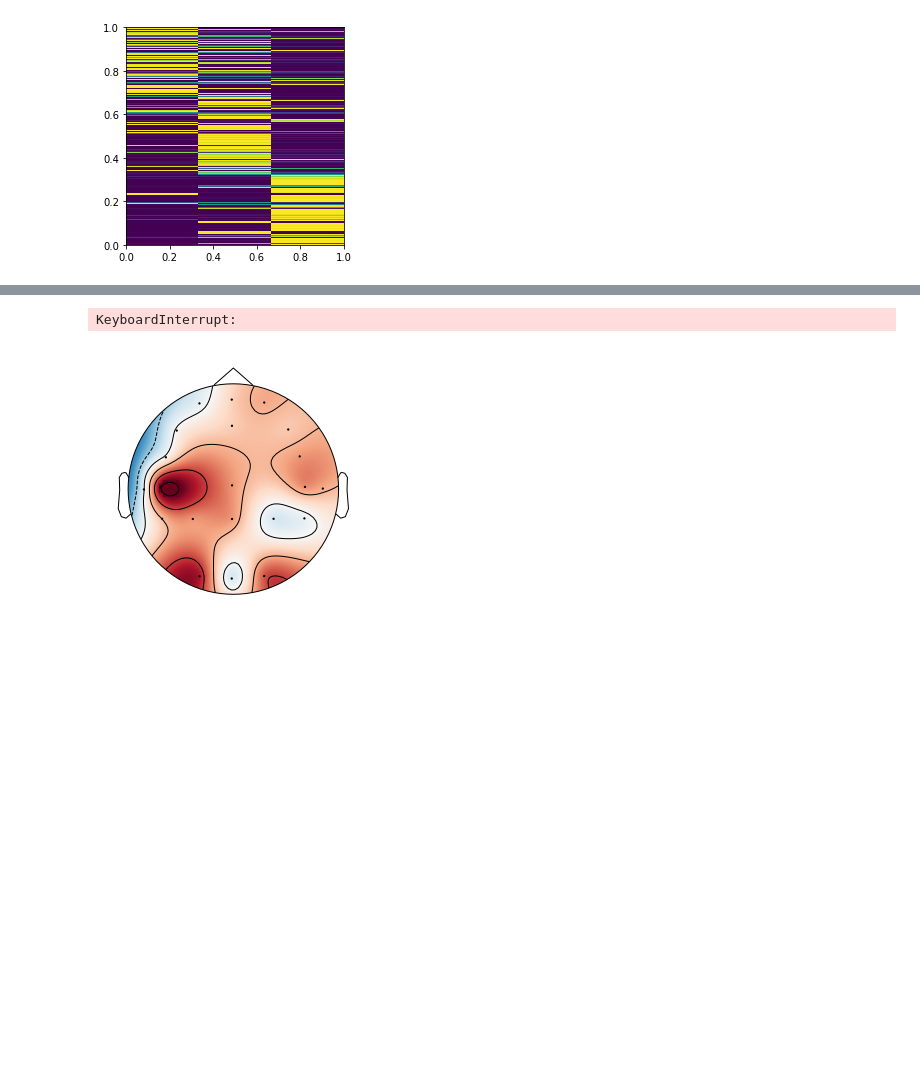
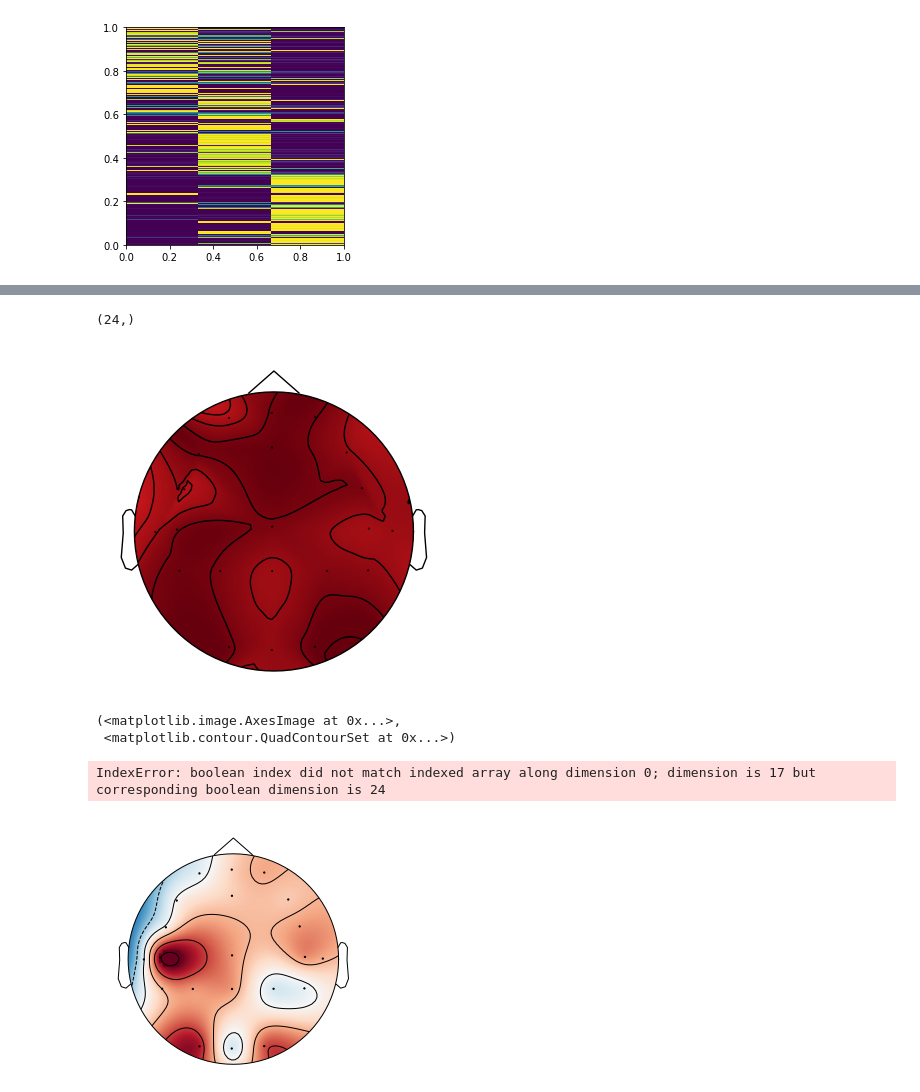
Before and after one commit to voxxys/dl_sandbox, a Jupyter notebook: lesser/LesserConvnet-Copy1-Spectrogram.ipynb, the cells around one changed output, grey strips where cells are left out. Drawn from its saved outputs; the diff is of its cells as text; code cells hidden in the pictures; blank space fills up the shorter version.

```diff
--- a/lesser/LesserConvnet-Copy1-Spectrogram.ipynb
+++ b/lesser/LesserConvnet-Copy1-Spectrogram.ipynb
@@ -514,6 +563,30 @@ def butter_bandpass_filter_m(data, lowcut, highcut, fs, order=5):
+# %%
+img_sum_f = img_sum[3,:]
+img_sum_f.shape
+# %% [output]
+(24,)
+# %%
+testmat = loadmat('chanlocs')
+
+chanlocs = testmat['chanlocs_xy'].T
+
+ifvis = testmat['ifvis']
+ifvis = ifvis[0]
+ifvis = (ifvis == 1)
+
+chanlocs_m = chanlocs[:,[-1,-2]]
+chanlocs_m[:,-2] = -chanlocs_m[:,-2]
+
+img_sum_vis = img_sum_f[ifvis]
+# %%
+plot_topomap(img_sum_vis,chnames_pos)
+# %% [output]
+[figure, added]
+(<matplotlib.image.AxesImage at 0x...>,
+ <matplotlib.contour.QuadContourSet at 0x...>)
 # %%
-layer_name = 'dense_3'
-numtops = 20
+layer_name = 'dense_2'
+numtops = 1
 
 tops = np.zeros([numtops,21])
 
@@ -522,19 +595,19 @@ for j in range(numtops):
     layer_idx = [idx for idx, layer in enumerate(model.layers) if layer.name == layer_name][0]
 
     idx = 0;
-    img = visualize_class_activation(model, layer_idx, filter_indices=idx, max_iter=10000)
+    #class_
+    img = visualize_activation(model, layer_idx, filter_indices=idx)
 
-    from mne.viz import plot_topomap
-    import numpy as np
-    from scipy.io import loadmat
+
 
     img = butter_bandpass_filter_m(img.T,10,12,250,5).T
     img_sum = np.sum(img,axis = 0)
-    testmat = loadmat('chanlocs')
+
 
     ifvis = testmat['ifvis']
     ifvis = ifvis[0]
     ifvis = (ifvis == 1)
+
 
     chanlocs = testmat['chanlocs_xy'].T
 
@@ -545,7 +618,7 @@ for j in range(numtops):
 
     tops[j,:] = img_sum_vis
 # %% [output]
-KeyboardInterrupt:
+IndexError: boolean index did not match indexed array along dimension 0; dimension is 17 but corresponding boolean dimension is 24
 # %%
 plot_topomap(img_sum_vis,chnames_pos)
 # %% [output]
```
Also changed, not shown: parts of 23 cells of this notebook, 2 other files.
